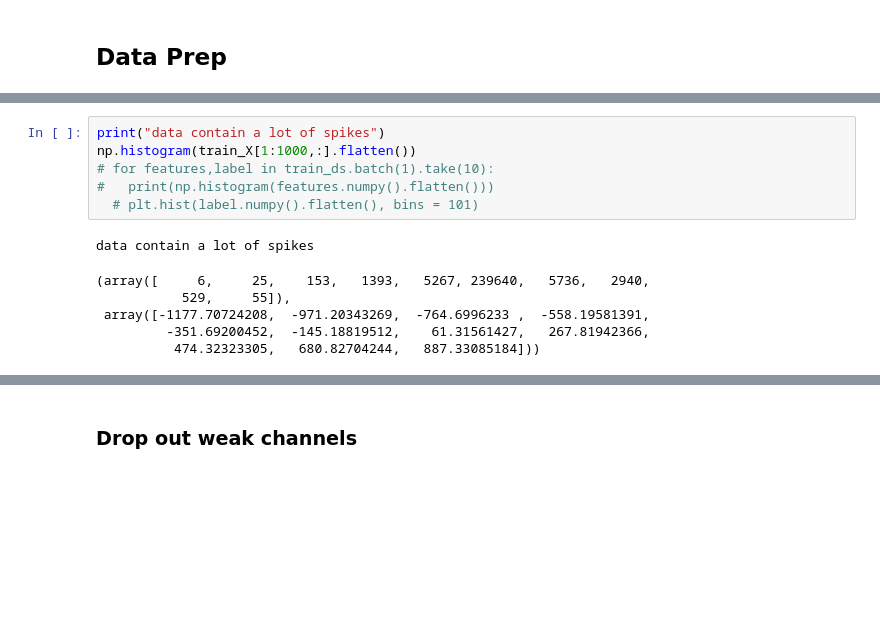
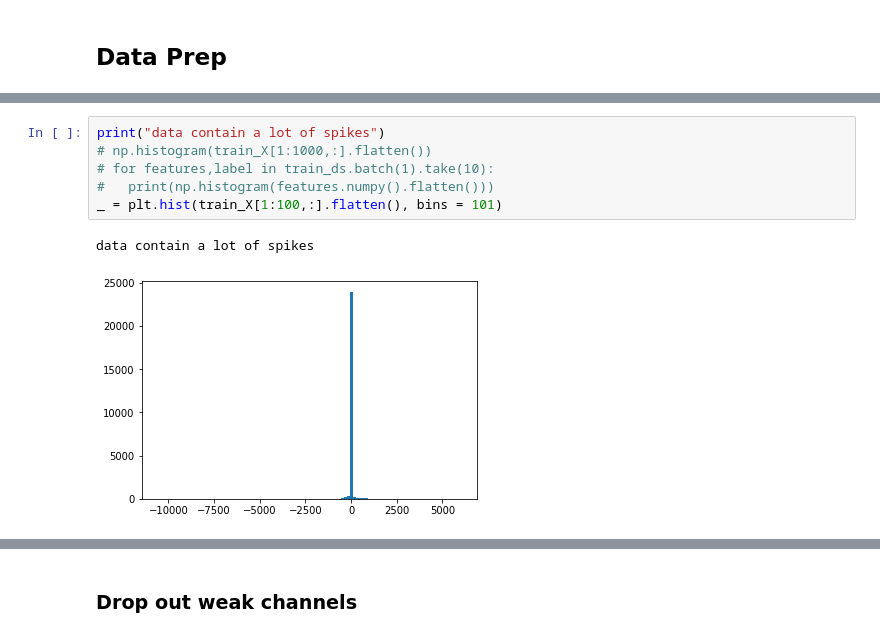
Before and after one commit to ylin00/seizurecast, a Jupyter notebook: notebooks/Seizure_Forecasting_LSTM.ipynb, the cells around one changed output, grey strips where cells are left out. Saved outputs shown, nothing was run; the diff lists cells and outputs as text; blank space fills up the shorter version.

```diff
--- a/notebooks/Seizure_Forecasting_LSTM.ipynb
+++ b/notebooks/Seizure_Forecasting_LSTM.ipynb
@@ -180,16 +237,12 @@ train_y = np.array([int(y==LABEL_PRE) for y in train_y])[:,np.newaxis]
 # %%
 print("data contain a lot of spikes")
-np.histogram(train_X[1:1000,:].flatten())
+# np.histogram(train_X[1:1000,:].flatten())
 # for features,label in train_ds.batch(1).take(10):
 #   print(np.histogram(features.numpy().flatten()))
-  # plt.hist(label.numpy().flatten(), bins = 101)
+_ = plt.hist(train_X[1:100,:].flatten(), bins = 101)
 # %% [output]
 data contain a lot of spikes
-(array([     6,     25,    153,   1393,   5267, 239640,   5736,   2940,
-           529,     55]),
- array([-1177.70724208,  -971.20343269,  -764.6996233 ,  -558.19581391,
-         -351.69200452,  -145.18819512,    61.31561427,   267.81942366,
-          474.32323305,   680.82704244,   887.33085184]))
+[figure, added]
 # %%
 def get_median_filtered(signal, threshold=100):
   """By Bugra"""
```
Also changed, not shown: parts of 29 cells of this notebook, 3 other files.
